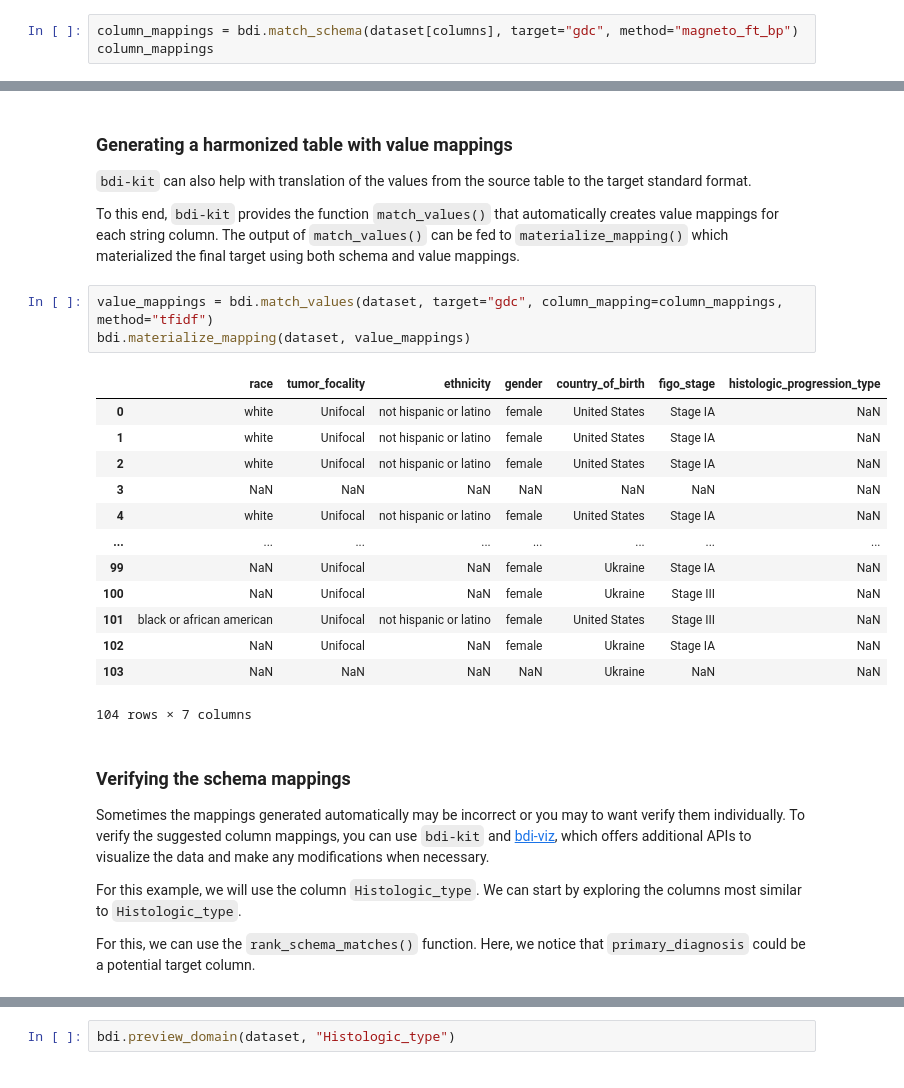
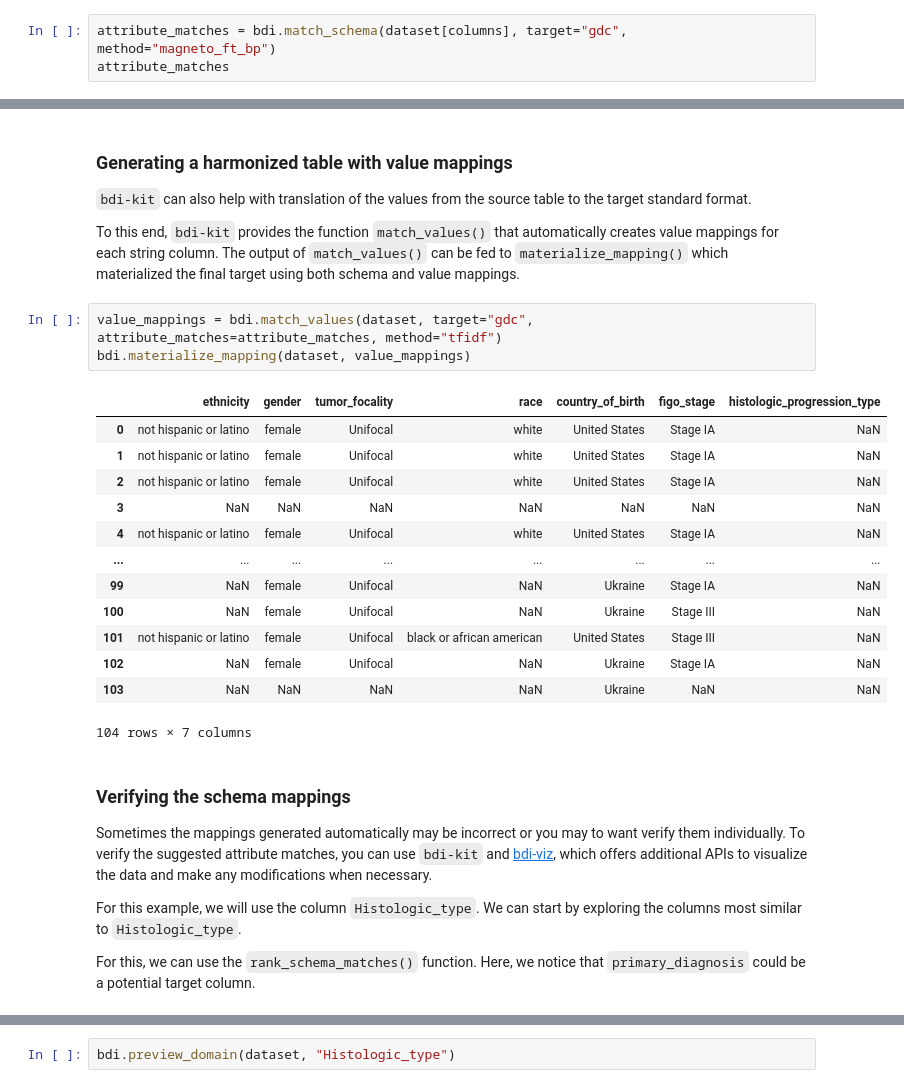
Before and after one commit to VIDA-NYU/bdi-kit, a Jupyter notebook: examples/getting-started.ipynb, the cells around one changed output, grey strips where cells are left out. Drawn from its saved outputs; the diff is of its cells as text.

```diff
--- a/examples/getting-started.ipynb
+++ b/examples/getting-started.ipynb
@@ -50,4 +50,4 @@ To achieve this using `bdi-kit`, we can use the `match_schema()` function to mat
 # %%
-column_mappings = bdi.match_schema(dataset[columns], target="gdc", method="magneto_ft_bp")
-column_mappings
+attribute_matches = bdi.match_schema(dataset[columns], target="gdc", method="magneto_ft_bp")
+attribute_matches
 # %% [output]
@@ -94,27 +92,27 @@ bdi.materialize_mapping(dataset, column_mappings)
 To this end, `bdi-kit` provides the function `match_values()` that automatically creates value mappings for each string column.
 The output of `match_values()` can be fed to `materialize_mapping()` which materialized the final target using both schema and value mappings.
 # %%
-value_mappings = bdi.match_values(dataset, target="gdc", column_mapping=column_mappings, method="tfidf")
+value_mappings = bdi.match_values(dataset, target="gdc", attribute_matches=attribute_matches, method="tfidf")
 bdi.materialize_mapping(dataset, value_mappings)
 # %% [output]
-|  | race | tumor_focality | ethnicity | gender | country_of_birth | figo_stage | histologic_progression_type |
-| 0 | white | Unifocal | not hispanic or latino | female | United States | Stage IA | NaN |
-| 1 | white | Unifocal | not hispanic or latino | female | United States | Stage IA | NaN |
-| 2 | white | Unifocal | not hispanic or latino | female | United States | Stage IA | NaN |
+|  | ethnicity | gender | tumor_focality | race | country_of_birth | figo_stage | histologic_progression_type |
+| 0 | not hispanic or latino | female | Unifocal | white | United States | Stage IA | NaN |
+| 1 | not hispanic or latino | female | Unifocal | white | United States | Stage IA | NaN |
+| 2 | not hispanic or latino | female | Unifocal | white | United States | Stage IA | NaN |
 | 3 | NaN | NaN | NaN | NaN | NaN | NaN | NaN |
-| 4 | white | Unifocal | not hispanic or latino | female | United States | Stage IA | NaN |
+| 4 | not hispanic or latino | female | Unifocal | white | United States | Stage IA | NaN |
 | ... | ... | ... | ... | ... | ... | ... | ... |
-| 99 | NaN | Unifocal | NaN | female | Ukraine | Stage IA | NaN |
-| 100 | NaN | Unifocal | NaN | female | Ukraine | Stage III | NaN |
-| 101 | black or african american | Unifocal | not hispanic or latino | female | United States | Stage III | NaN |
-| 102 | NaN | Unifocal | NaN | female | Ukraine | Stage IA | NaN |
+| 99 | NaN | female | Unifocal | NaN | Ukraine | Stage IA | NaN |
+| 100 | NaN | female | Unifocal | NaN | Ukraine | Stage III | NaN |
+| 101 | not hispanic or latino | female | Unifocal | black or african american | United States | Stage III | NaN |
+| 102 | NaN | female | Unifocal | NaN | Ukraine | Stage IA | NaN |
 | 103 | NaN | NaN | NaN | NaN | Ukraine | NaN | NaN |
 104 rows × 7 columns
 # %% [markdown]
 ### Verifying the schema mappings
 
 Sometimes the mappings generated automatically may be incorrect or you may to want verify them individually.
-To verify the suggested column mappings, you can use `bdi-kit` and [bdi-viz](https://github.com/VIDA-NYU/bdi-viz), which offers additional APIs to visualize the data and make any modifications when necessary.
+To verify the suggested attribute matches, you can use `bdi-kit` and [bdi-viz](https://github.com/VIDA-NYU/bdi-viz), which offers additional APIs to visualize the data and make any modifications when necessary.
 
 For this example, we will use the column `Histologic_type`. We can start by exploring the columns most similar to `Histologic_type`.
 
```
Also changed, not shown: parts of 17 cells of this notebook, 9 other files.
